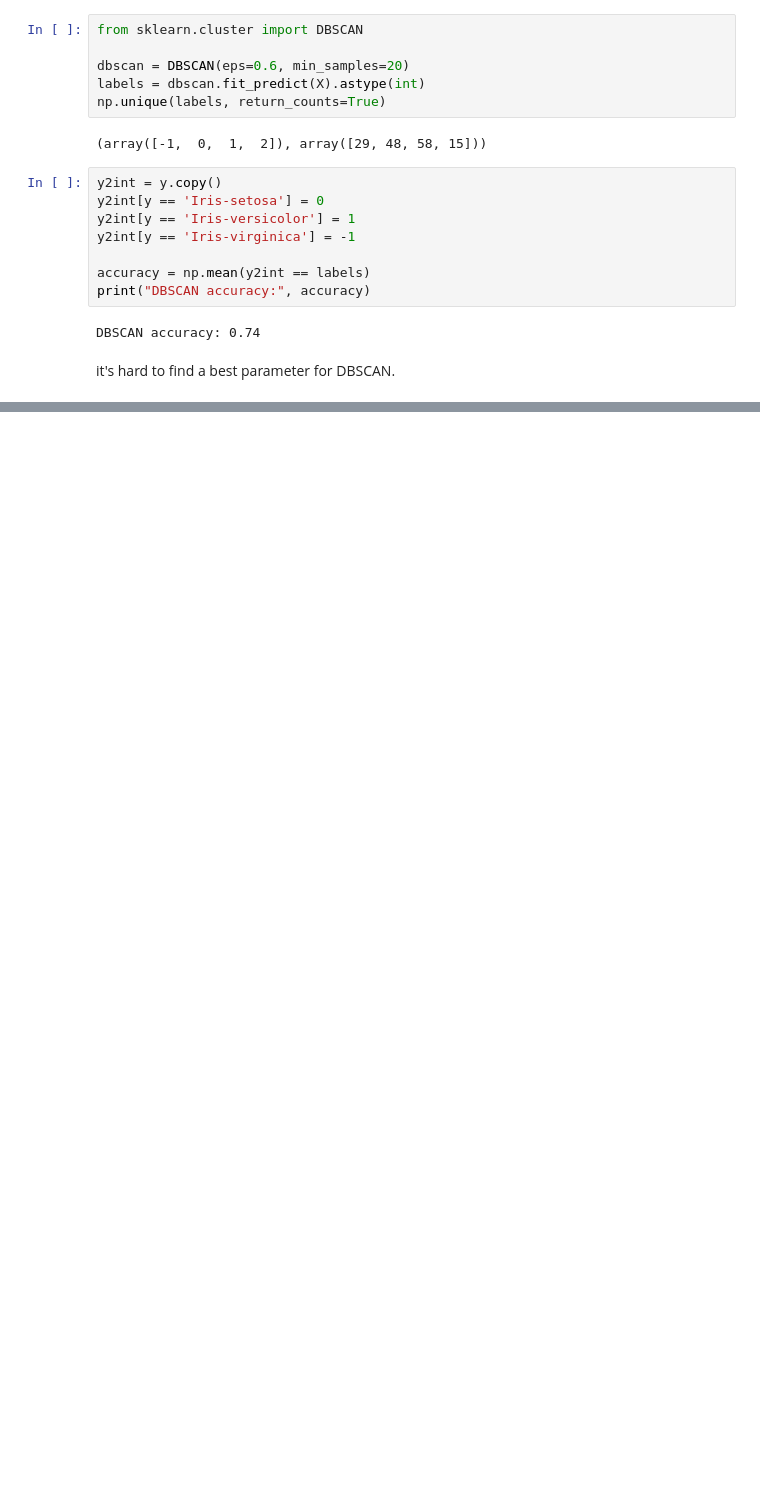
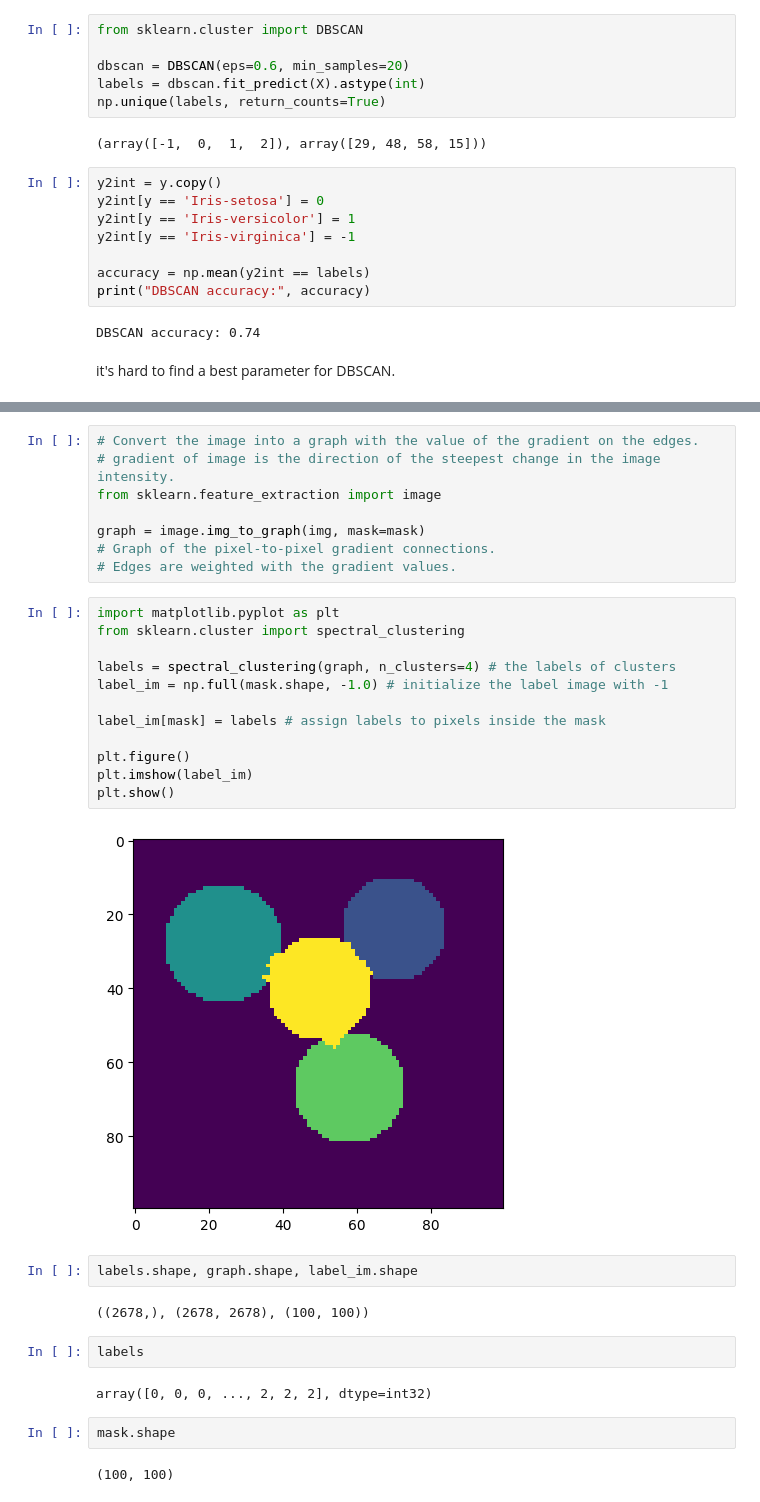
Before and after one commit to bu-bu-xxx/machine-learning-notebook, a Jupyter notebook: code/08_unsupervised_learning.ipynb, the cells around one changed output, grey strips where cells are left out. Cells and saved outputs as stored; diff of their text form; blank space fills up the shorter version.

```diff
--- a/code/08_unsupervised_learning.ipynb
+++ b/code/08_unsupervised_learning.ipynb
@@ -102,0 +141,34 @@ it's hard to find a best parameter for DBSCAN.
+# %%
+# Convert the image into a graph with the value of the gradient on the edges.
+# gradient of image is the direction of the steepest change in the image intensity.
+from sklearn.feature_extraction import image
+
+graph = image.img_to_graph(img, mask=mask)
+# Graph of the pixel-to-pixel gradient connections.
+# Edges are weighted with the gradient values.
+# %%
+import matplotlib.pyplot as plt
+from sklearn.cluster import spectral_clustering
+
+labels = spectral_clustering(graph, n_clusters=4) # the labels of clusters
+label_im = np.full(mask.shape, -1.0) # initialize the label image with -1
+
+label_im[mask] = labels # assign labels to pixels inside the mask
+
+plt.figure()
+plt.imshow(label_im)
+plt.show()
+# %% [output]
+[figure, added]
+# %%
+labels.shape, graph.shape, label_im.shape
+# %% [output]
+((2678,), (2678, 2678), (100, 100))
+# %%
+labels
+# %% [output]
+array([0, 0, 0, ..., 2, 2, 2], dtype=int32)
+# %%
+mask.shape
+# %% [output]
+(100, 100)
```
Also changed, not shown: parts of 6 cells of this notebook.
